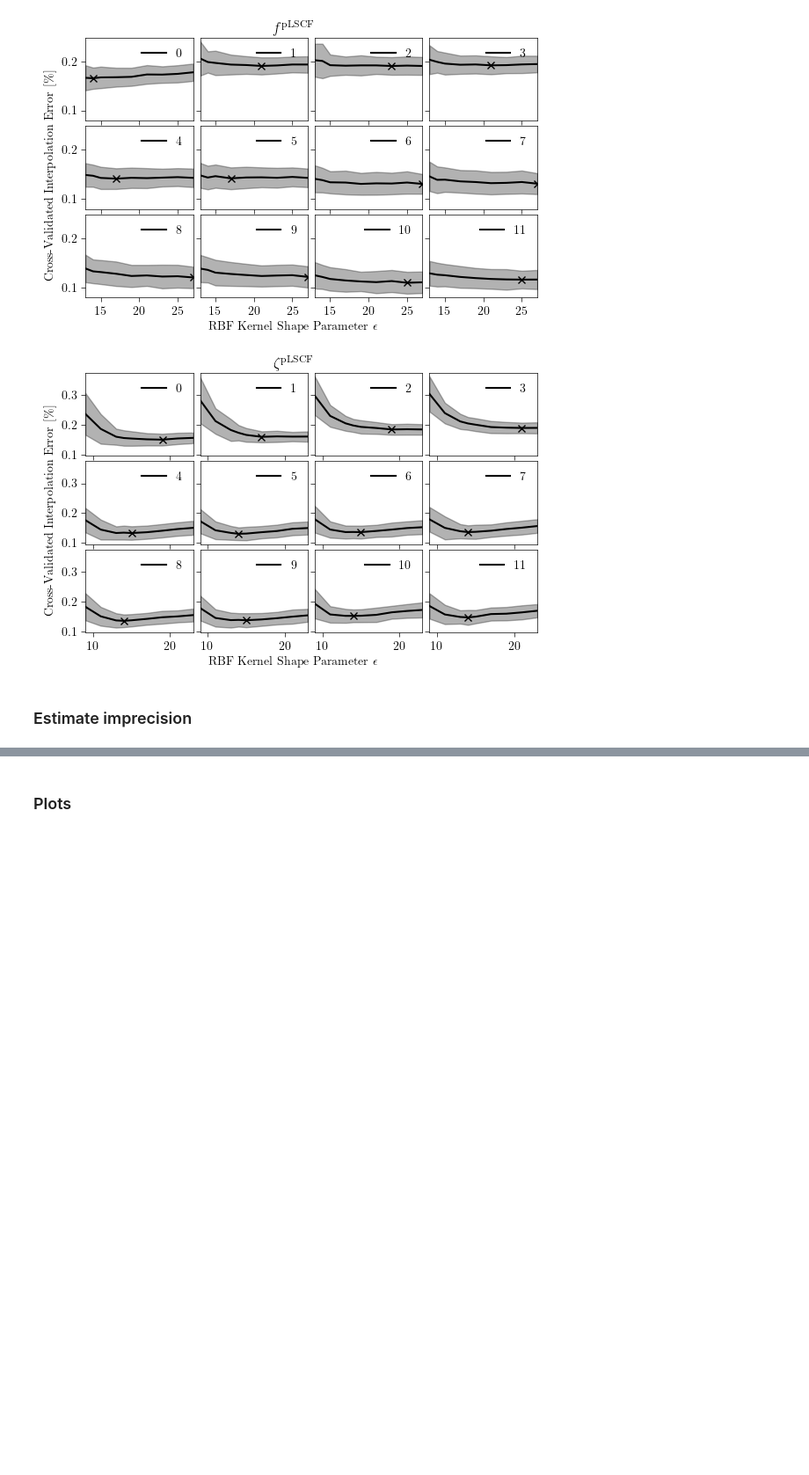
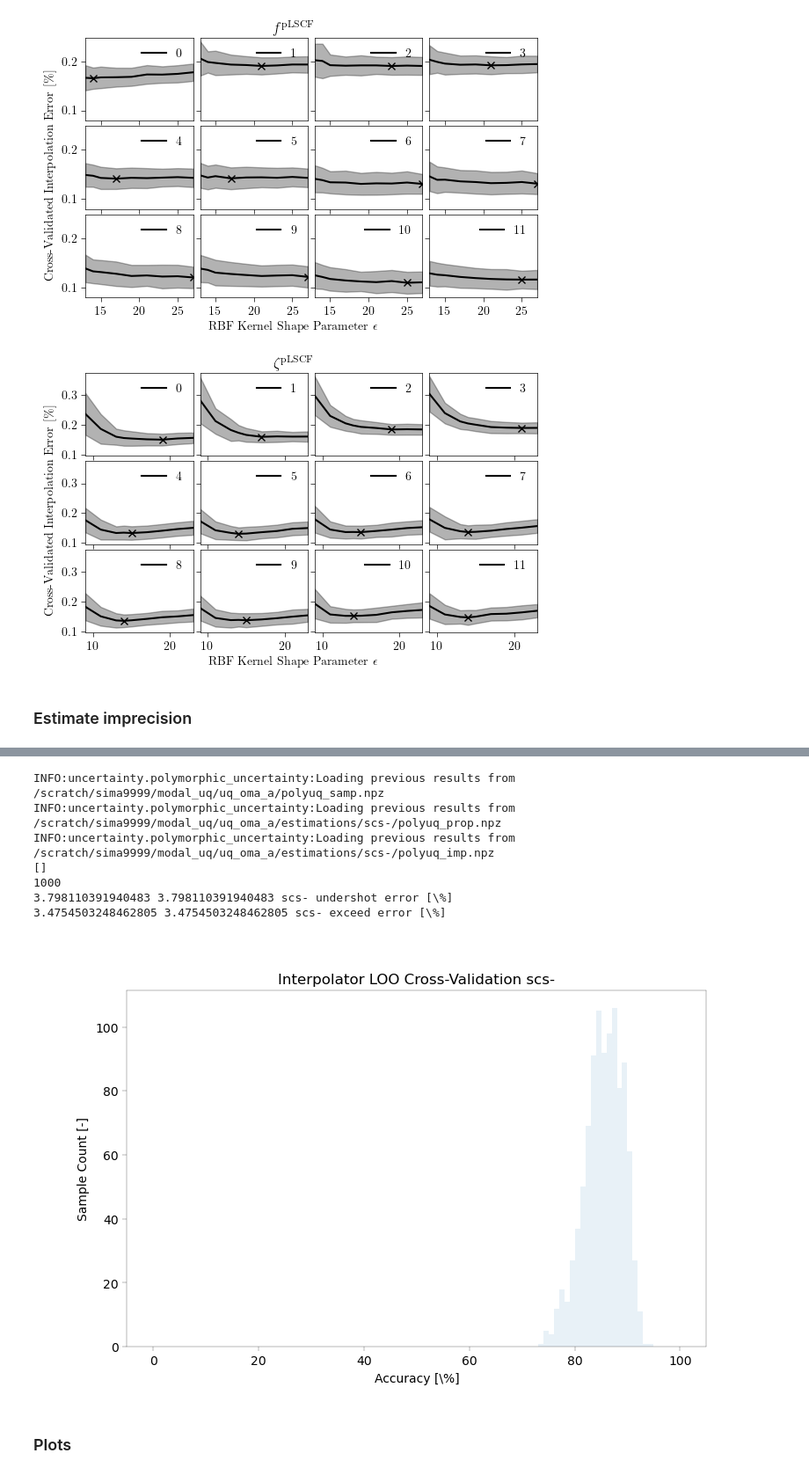
Before and after one commit to simonmarwitz/oma_uq, a Jupyter notebook: examples/UQ_OMA.ipynb, the cells around one changed output, grey strips where cells are left out. Shown at 88% size. Cells and saved outputs as stored; diff of their text form; code cells hidden in the pictures; blank space fills up the shorter version.

```diff
--- a/examples/UQ_OMA.ipynb
+++ b/examples/UQ_OMA.ipynb
@@ -2426,26 +2407,0 @@ Finished 6 samples. Remaining 0 samples. (before 6)
-# %%
-'''
-goal: find best epsilon interpolation parameter by randomly evaluating 30 sets of 10 samples with 100 runs of LOO cross-validation
-prerequisites:
-    outputs: 3 * 12 frequencies + 3 * 12  damping ratios = 72 outputs
-    find a reasonable range for epsilon: 3 ... 6
-hypotheses:
-    epsilons are the same for all frequencies / damping ratios
-    (epsilons are the same for all frequencies / damping ratios from the same identification method) -> deemed less likely
-    epsilons are the same for each mode (frequency, damping) across all identification methods
-
-
-procedure: no hypothesis
-for each epsilon in [3, 3.5, 4, 4.5, 5, 5.5, 6]: # (7 items)
-    for each output: (72 items)
-        for each random set: (30 items)
-            evaluate 10 CV estimates
-            collect result (15120 items -> 100 CPU days)
-
-for each epsilon in [3, 3.5, 4, 4.5, 5, 5.5, 6]: # (7 items)
-    for each output: (72 items)
-        retrieve 30 x 10 results
-        draw histograms
-        save histograms
-
-'''
@@ -2633,9 +2612,9 @@ est_imp(poly_uq, result_dir, ret_name, ret_ind)
 # %%
 ray.shutdown()
 ray.init(address='auto', _redis_password='5241590000000000')
-remote_est_imp = ray.remote(num_cpus=16)(est_imp)
+# remote_est_imp = ray.remote(num_cpus=16)(est_imp)
 # remote_est_imp = est_imp
-# remote_opt_inc = ray.remote(num_cpus=64)(opt_inc)
+remote_opt_inc = ray.remote(num_cpus=64)(opt_inc)
 
 futures=[]
 # takes about 1 day on 64 cores per ret_name
@@ -2677,5 +2656,5 @@ for ret_name in [#'snr_db-', #0
         poly_uq = PolyUQ(vars_ale, sensitive_vars(ret_name, vars_epi), dim_ex=dim_ex)
         # print(ret_name, len(poly_uq.imp_hyc_foc_inds))
         # test_cores.remote()
-        futures.append(remote_est_imp.remote(poly_uq, result_dir, ret_name, ret_ind))
-        # futures.append(remote_opt_inc.remote(poly_uq, result_dir, ret_name, ret_ind))
+        # futures.append(remote_est_imp.remote(poly_uq, result_dir, ret_name, ret_ind))
+        futures.append(remote_opt_inc.remote(poly_uq, result_dir, ret_name, ret_ind))
@@ -2704,9 +2663,9 @@ ray.shutdown()
 # %%
 plt.close('all')
 for ret_name in [#'snr_db', #0
-                 #'snr_db_est', #1
+                 'scs', #1
                  # 'f_sc',
-                 'd_sc',
+                 # 'd_sc',
                  # 'f_sd',
                  # 'd_sd',
                  # 'f_cf',
@@ -2764,33 +2723,42 @@ for ret_name in [#'snr_db', #0
 
         undershot = poly_uq.intp_undershot
         all_undershots.append(undershot[1] / undershot[0] / (poly_uq.out_valid[1]-poly_uq.out_valid[0])*100)
         all_undershots.append(0)
         num_undershots.append(undershot[0])
         num_undershots.append(poly_uq.N_mcs_ale*len(poly_uq.imp_hyc_foc_inds) - undershot[0])
 
         exceed = poly_uq.intp_exceed
         all_exceeds.append(exceed[1] / exceed[0] / (poly_uq.out_valid[1]-poly_uq.out_valid[0])*100)
         all_exceeds.append(0)
         num_exceeds.append(exceed[0])
         num_exceeds.append(poly_uq.N_mcs_ale*len(poly_uq.imp_hyc_foc_inds) - exceed[0])
 
         ax1.hist(100-poly_uq.intp_errors*100, bins=np.arange(101), alpha=0.1)
 
         ax1.set_title(f'Interpolator LOO Cross-Validation {ret_dir}')
         ax1.set_xlabel("Accuracy [\%]")
         ax1.set_ylabel("Sample Count [-]")
         # fig1.savefig(f'/home/sima9999/2019_OMA_UQ/tex/figures/examples/uq_oma_a/imp_loo_accuracy{ret_dir}.png')
         # fig1.savefig(f'/home/sima9999/2019_OMA_UQ/tex/figures/examples/uq_oma_a/imp_loo_accuracy{ret_dir}.pdf')
 
         print(np.mean(all_undershots),np.std(all_undershots),ret_dir + ' undershot error [\%]')
         # plt.figure()
         # plt.hist(all_undershots, weights= num_undershots, bins=50)
         # plt.title(ret_dir + ' undershot error [\%]')
 
         print(np.mean(all_exceeds),np.std(all_exceeds),ret_dir + ' exceed error [\%]')
         # plt.figure()
         # plt.hist(all_exceeds, weights= num_exceeds, bins=50)
         # plt.title(ret_dir + ' exceed error [\%]')
+# %% [output]
+INFO:uncertainty.polymorphic_uncertainty:Loading previous results from  /scratch/sima9999/modal_uq/uq_oma_a/polyuq_samp.npz
+INFO:uncertainty.polymorphic_uncertainty:Loading previous results from  /scratch/sima9999/modal_uq/uq_oma_a/estimations/scs-/polyuq_prop.npz
+INFO:uncertainty.polymorphic_uncertainty:Loading previous results from  /scratch/sima9999/modal_uq/uq_oma_a/estimations/scs-/polyuq_imp.npz
+[]
+1000
+3.798110391940483 3.798110391940483 scs- undershot error [\%]
+3.4754503248462805 3.4754503248462805 scs- exceed error [\%]
+[figure, added]
 # %%
 
 def opt_inc(poly_uq, result_dir, ret_name, ret_ind):
```
Also changed, not shown: parts of 8 cells of this notebook.
